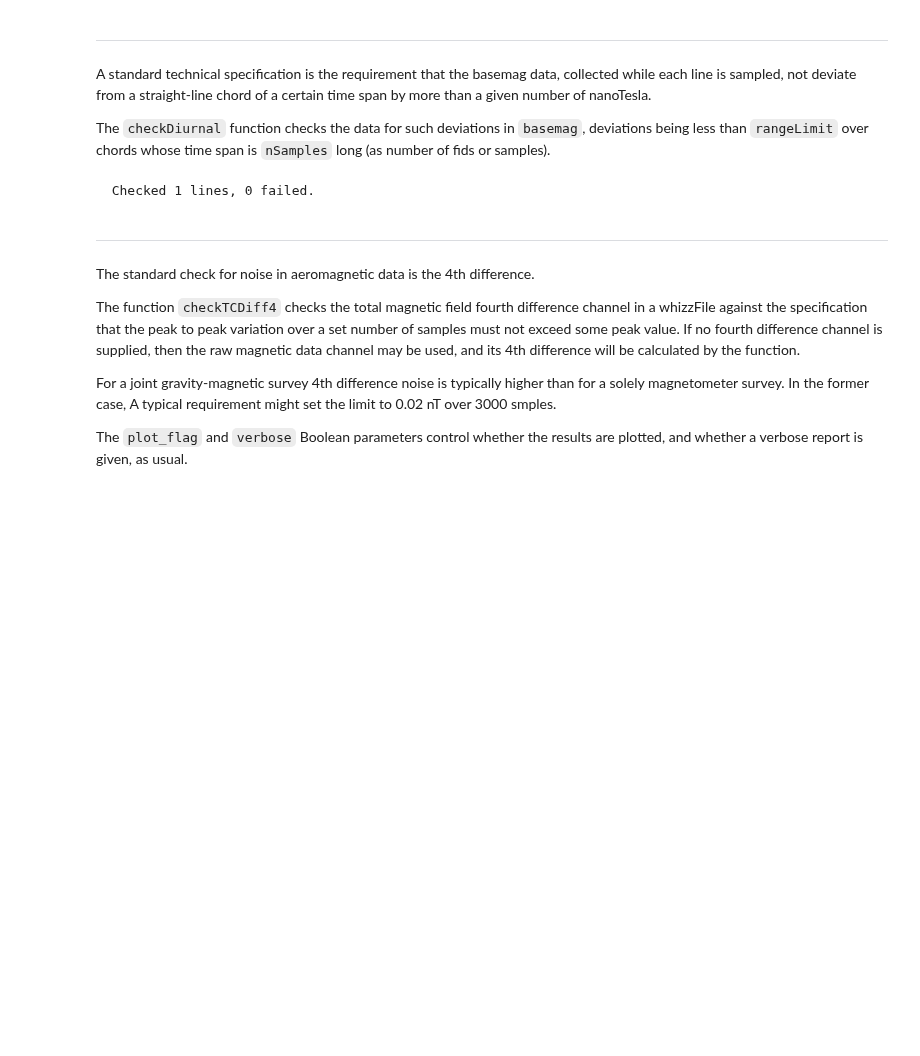
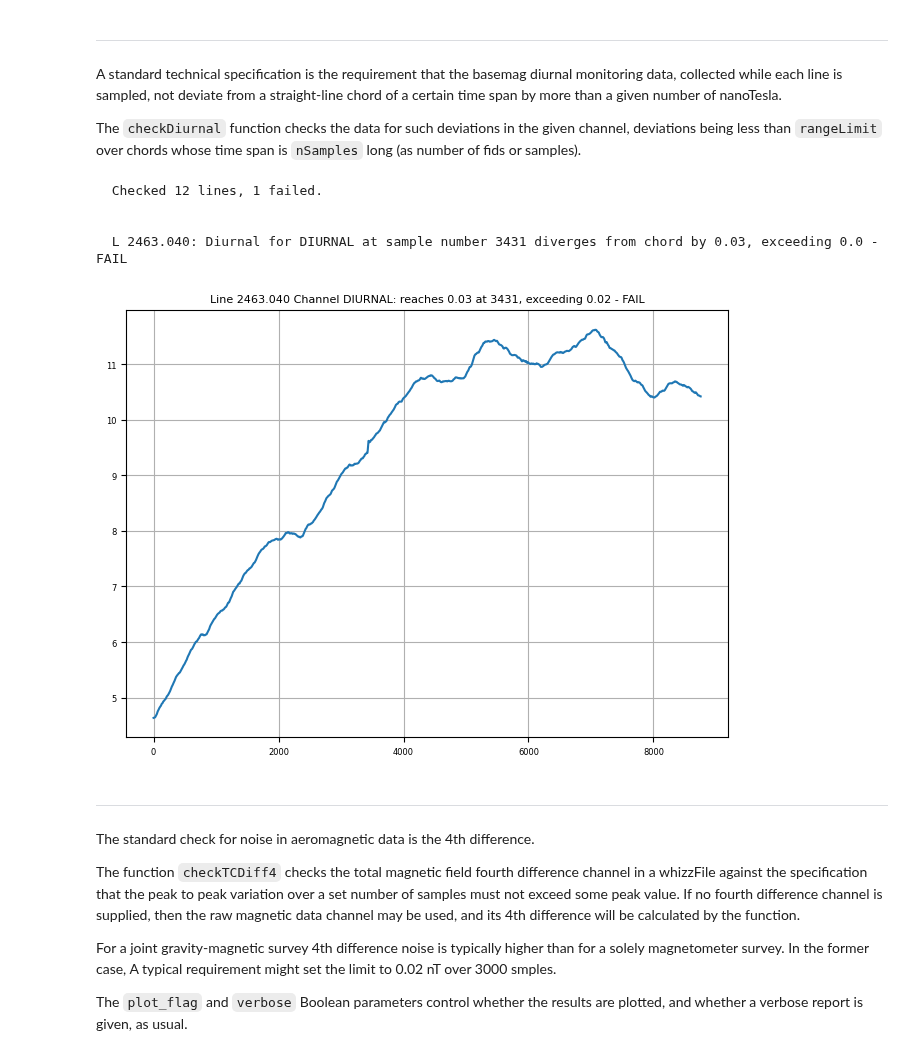
Before and after one commit to GeoscienceAustralia/galileoQC, a Jupyter notebook: docs/source/tutorials/aeromag_analysis.ipynb, the cells around one changed output. Cells and saved outputs as stored; diff of their text form; code cells hidden in the pictures; blank space fills up the shorter version.

```diff
--- a/docs/source/tutorials/aeromag_analysis.ipynb
+++ b/docs/source/tutorials/aeromag_analysis.ipynb
@@ -96,14 +48,18 @@ Whizz Version 1.0
 # %% [markdown]
 ___
 # %% [markdown]
-A standard technical specification is the requirement that the basemag data, collected while each line is sampled, not deviate from a straight-line chord of a certain time span by more than a given number of nanoTesla.
+A standard technical specification is the requirement that the basemag diurnal monitoring data, collected while each line is sampled, not deviate from a straight-line chord of a certain time span by more than a given number of nanoTesla.
 
-The `checkDiurnal` function checks the data for such deviations in `basemag`, deviations being less than `rangeLimit` over chords whose time span is `nSamples` long (as number of fids or samples).
+The `checkDiurnal` function checks the data for such deviations in the given channel, deviations being less than `rangeLimit` over chords whose time span is `nSamples` long (as number of fids or samples).
 # %%
 qc.checkDiurnal(dh, 'DIURNAL', lines=[],
-                rangeLimit = 0.001, nSamples = 8, plot_flag=True)
+                rangeLimit = 0.02, nSamples = 8, plot_flag=True)
 # %% [output]
-  Checked 1 lines, 0 failed.
+  Checked 12 lines, 1 failed.
+
+
+  L 2463.040: Diurnal for DIURNAL at sample number 3431 diverges from chord by 0.03, exceeding 0.0 - FAIL
+[figure, added]
 # %% [markdown]
 ___
 # %% [markdown]
```
Also changed, not shown: parts of 15 cells of this notebook, 7 other files.
